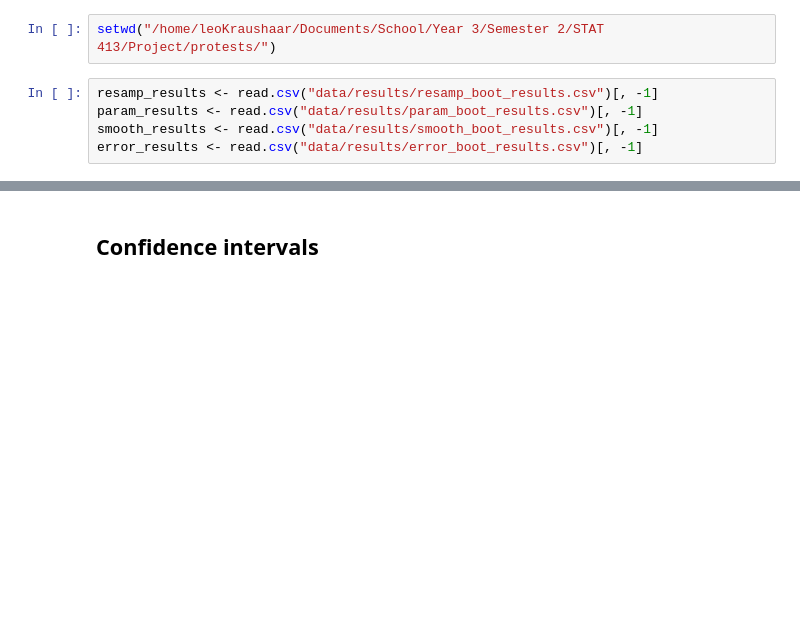
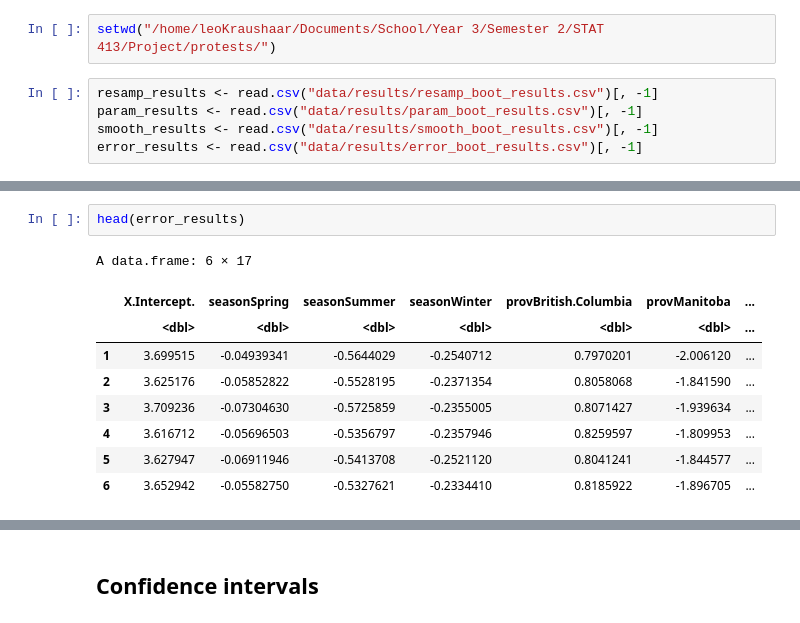
Before and after one commit to LeoKraushaar/protests, a Jupyter notebook: code/R/bootstrap_results.ipynb, the cells around one changed output, grey strips where cells are left out. Saved outputs shown, nothing was run; the diff lists cells and outputs as text; blank space fills up the shorter version.

Commit message:
fix errors

```diff
--- a/code/R/bootstrap_results.ipynb
+++ b/code/R/bootstrap_results.ipynb
@@ -32,0 +25,12 @@ Usage:
+# %%
+head(error_results)
+# %% [output]
+A data.frame: 6 × 17
+|  | X.Intercept. | seasonSpring | seasonSummer | seasonWinter | provBritish.Columbia | provManitoba | ... |
+|  | <dbl> | <dbl> | <dbl> | <dbl> | <dbl> | <dbl> | ... |
+| 1 | 3.699515 | -0.04939341 | -0.5644029 | -0.2540712 | 0.7970201 | -2.006120 | ... |
+| 2 | 3.625176 | -0.05852822 | -0.5528195 | -0.2371354 | 0.8058068 | -1.841590 | ... |
+| 3 | 3.709236 | -0.07304630 | -0.5725859 | -0.2355005 | 0.8071427 | -1.939634 | ... |
+| 4 | 3.616712 | -0.05696503 | -0.5356797 | -0.2357946 | 0.8259597 | -1.809953 | ... |
+| 5 | 3.627947 | -0.06911946 | -0.5413708 | -0.2521120 | 0.8041241 | -1.844577 | ... |
+| 6 | 3.652942 | -0.05582750 | -0.5327621 | -0.2334410 | 0.8185922 | -1.896705 | ... |
```
Also changed, not shown: parts of 5 cells of this notebook, 7 other files.
